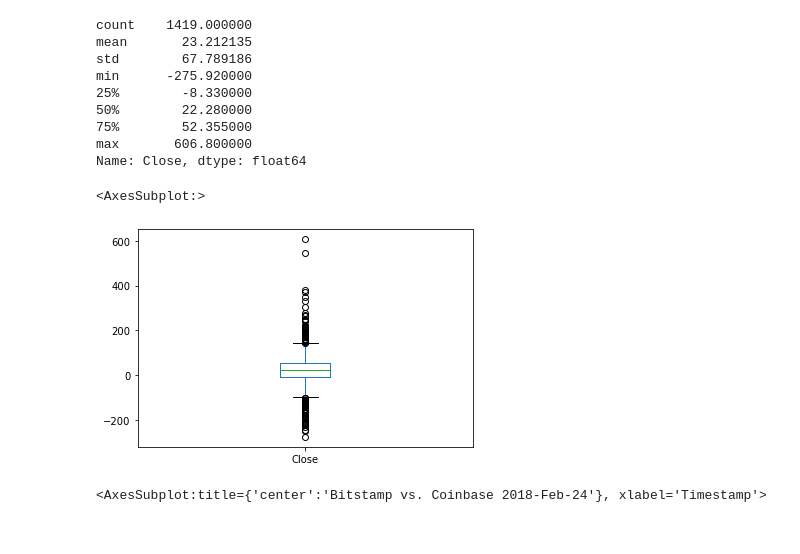
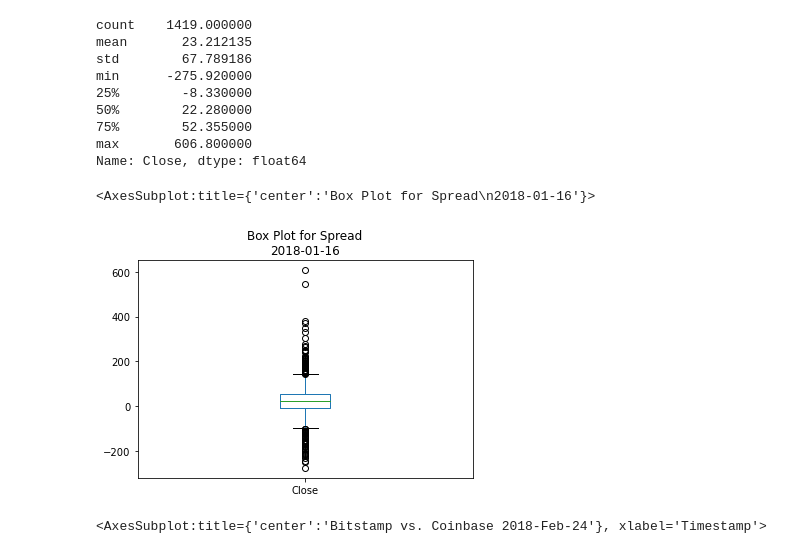
Before and after one commit to blandwhite/Challenge_3, a Jupyter notebook: crypto_arbitrage.ipynb, the cells around one changed output. Saved outputs shown, nothing was run; the diff lists cells and outputs as text; code cells hidden in the pictures.

```diff
--- a/crypto_arbitrage.ipynb
+++ b/crypto_arbitrage.ipynb
@@ -676,10 +676,10 @@ max       606.800000
 Name: Close, dtype: float64
 # %%
 # Visualize the arbitrage spread from early in the dataset in a box plot
-arbitrage_spread_early.plot.box()
+arbitrage_spread_early.plot.box(title='Box Plot for Spread\n2018-01-16')
 # %% [output]
-<AxesSubplot:>
+<AxesSubplot:title={'center':'Box Plot for Spread\n2018-01-16'}>
-[figure, old version]
+[figure, new version]
 # %%
 # Create an overlay plot that visualizes the two dataframes over a period of one day from the middle of the dataset.
 # Be sure that the plots include the parameters `legend`, `figsize`, `title`, `color` and `label`
```
Also changed, not shown: parts of 8 cells of this notebook, 4 other files.
